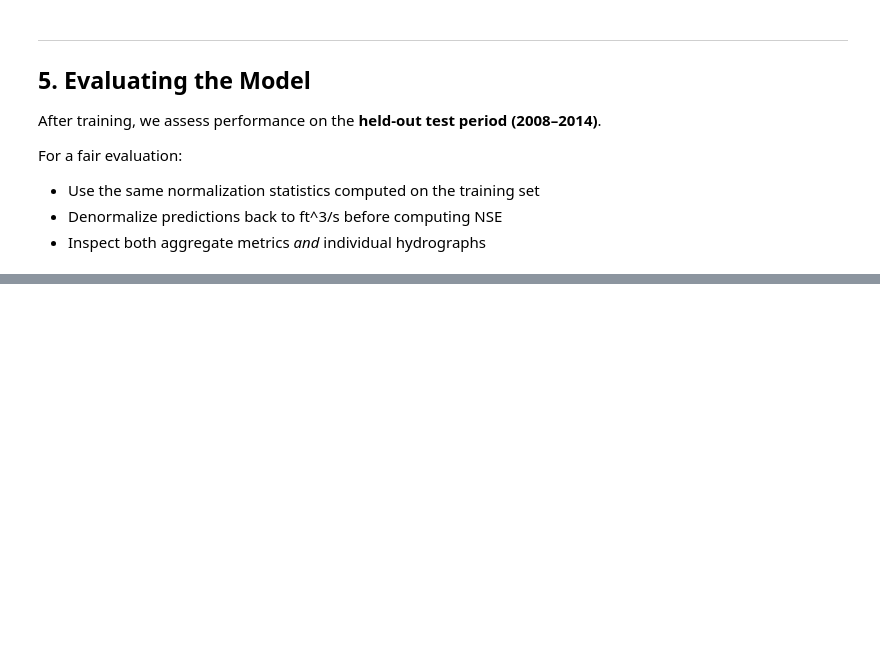
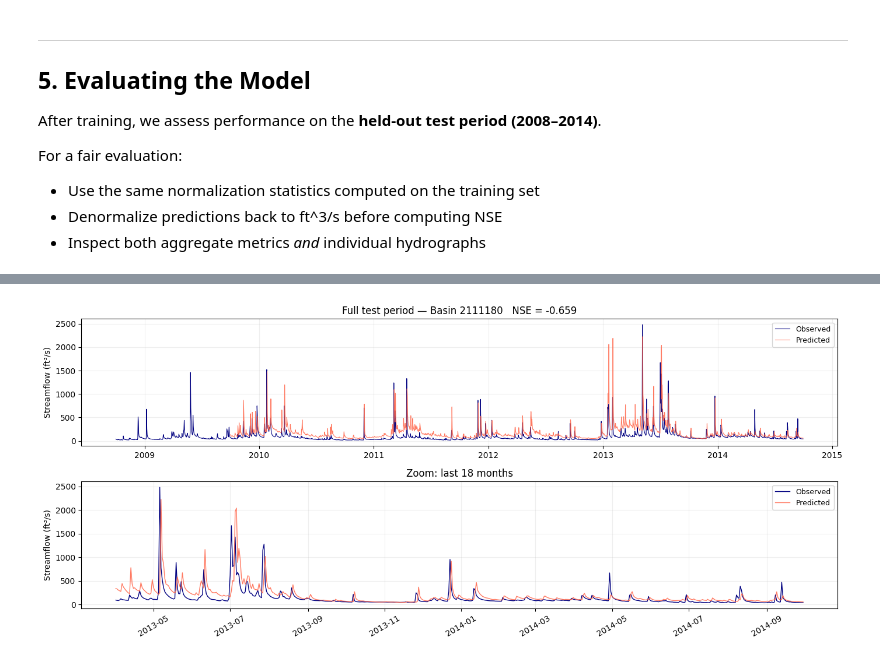
Before and after one commit to leoglonz/Foundations-of-ML, a Jupyter notebook: tutorials/01_ml_pipeline_streamflow.ipynb, the cells around one changed output, grey strips where cells are left out. Drawn from its saved outputs; the diff is of its cells as text; code cells hidden in the pictures; blank space fills up the shorter version.

```diff
--- a/tutorials/01_ml_pipeline_streamflow.ipynb
+++ b/tutorials/01_ml_pipeline_streamflow.ipynb
@@ -430,20 +459,3 @@ $$\text{NSE} = 1 - \frac{\sum_t (Q_t^\text{obs} - Q_t^\text{sim})^2}
 | < 0 | Worse than the mean |
 
 NSE > 0.6 is generally acceptable; NSE > 0.8 is excellent for daily streamflow.
-# %%
-def masked_mse_loss(pred: torch.Tensor, target: torch.Tensor) -> torch.Tensor:
-    """MSE loss that ignores NaN positions in the target."""
-    mask = ~torch.isnan(target)
-    if mask.sum() == 0:
-        return pred.sum() * 0.0
-    return ((pred[mask] - target[mask]) ** 2).mean()
-
-
-def nse_score(pred: np.ndarray, obs: np.ndarray) -> float:
-    """Nash-Sutcliffe Efficiency on raw (denormalized) streamflow arrays."""
-    mask = ~np.isnan(obs) & ~np.isnan(pred)
-    if mask.sum() < 2:
-        return float("nan")
-    p, o = pred[mask], obs[mask]
-    denom = np.sum((o - np.mean(o)) ** 2)
-    return float(1 - np.sum((p - o) ** 2) / denom) if denom > 0 else float("nan")
@@ -572,33 +563,14 @@ print(f"  Mean NSE:   {np.nanmean(list(nse_baseline.values())):.3f}")
 # %%
-# Hydrograph — observed vs. predicted
-# Try changing basin_idx (0–9)
-
-basin_idx = 0
-
-fig, axes = plt.subplots(2, 1, figsize=(14, 6), sharex=False)
-
-ax = axes[0]
-ax.plot(dates_test, obs_cfs_test[:, basin_idx], color="navy", lw=0.8, label="Observed")
-ax.plot(dates_test, pred_cfs_test[:, basin_idx], color="tomato", lw=0.8, label="Predicted", alpha=0.85)
-ax.set_title(f"Full test period — Basin {loader.gage_ids[basin_idx]}"
-             f"   NSE = {nse_baseline[loader.gage_ids[basin_idx]]:.3f}")
-ax.set_ylabel("Streamflow (ft^3/s)")
-ax.legend(loc="upper right", fontsize=9)
-ax.grid(alpha=0.2)
-ax.xaxis.set_major_formatter(mdates.DateFormatter("%Y"))
-
-zoom = slice(-548, None)
-ax = axes[1]
-ax.plot(dates_test[zoom], obs_cfs_test[zoom, basin_idx], color="navy", lw=1.0, label="Observed")
-ax.plot(dates_test[zoom], pred_cfs_test[zoom, basin_idx], color="tomato", lw=1.0, label="Predicted", alpha=0.85)
-ax.set_title("Zoom: last 18 months")
-ax.set_ylabel("Streamflow (ft^3/s)")
-ax.legend(loc="upper right", fontsize=9)
-ax.grid(alpha=0.2)
-ax.xaxis.set_major_formatter(mdates.DateFormatter("%Y-%m"))
-ax.tick_params(axis="x", rotation=30)
-
-plt.tight_layout()
-plt.show()
+# YOUR TURN — change basin_idx (0–9) to see the hydrograph for different basins.
+plot_hydrograph(
+    dates_test=dates_test,
+    obs_cfs_test=obs_cfs_test,
+    pred_cfs_test=pred_cfs_test,
+    gage_ids=loader.gage_ids,
+    nse_by_basin=nse_baseline,
+    basin_idx=0,
+)
+# %% [output]
+[figure, added]
 # %%
 # Observed vs. predicted scatter — one panel per basin
```
Also changed, not shown: parts of 41 cells of this notebook, 16 other files.
